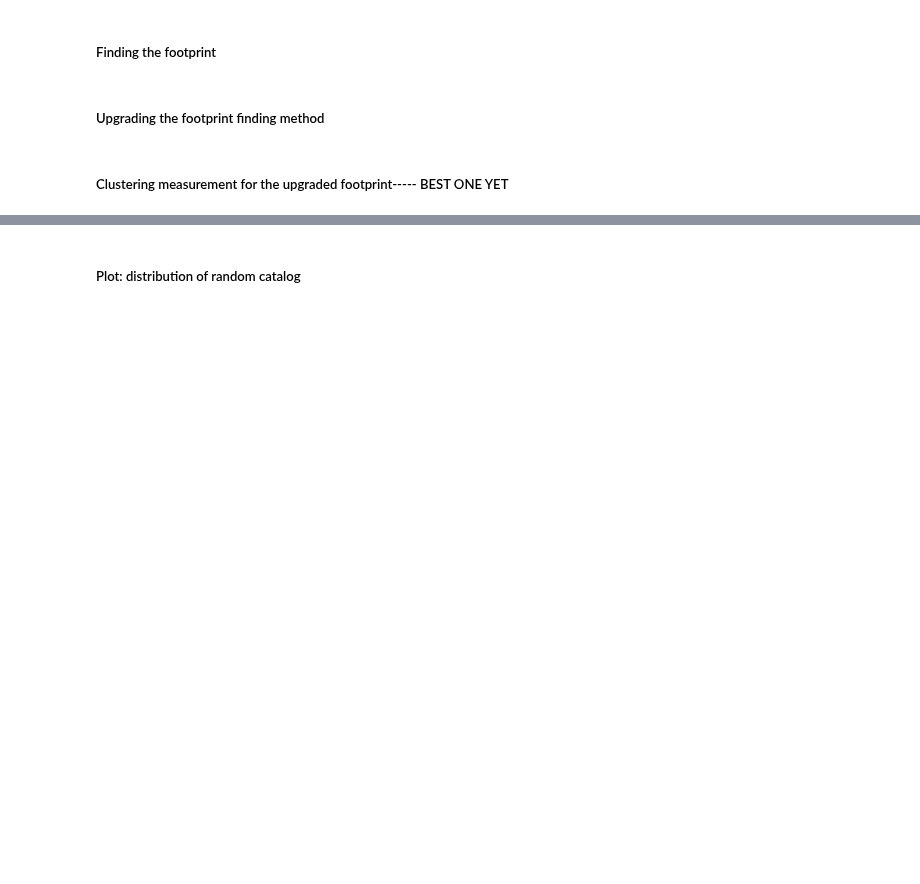
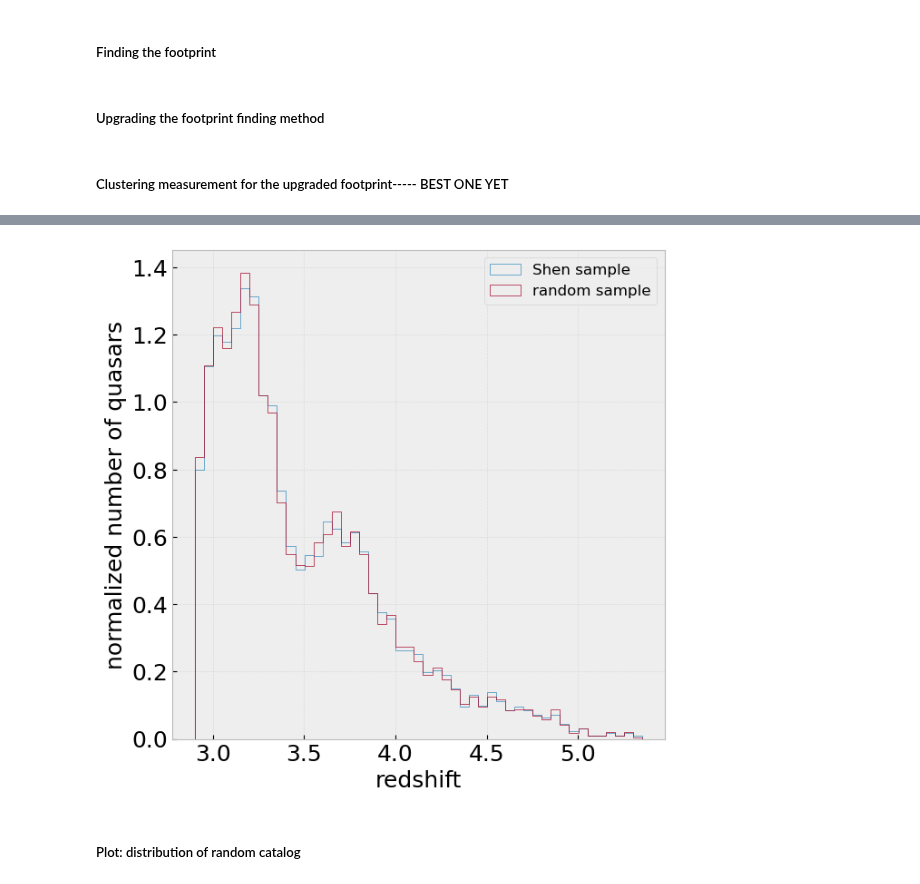
Before and after one commit to VibinRam/DP2, a Jupyter notebook: Codes/Clustering_analysis/Shen_SDSS_reproduce.ipynb, the cells around one changed output, grey strips where cells are left out. Saved outputs shown, nothing was run; the diff lists cells and outputs as text; code cells hidden in the pictures; blank space fills up the shorter version.

```diff
--- a/Codes/Clustering_analysis/Shen_SDSS_reproduce.ipynb
+++ b/Codes/Clustering_analysis/Shen_SDSS_reproduce.ipynb
@@ -376,25 +387,27 @@ plot_sky_map_ps1(rand_ra_col_shen, rand_dec_col_shen, ['quasars'], title="Random
 # %%
 step = 0.05
 bins = [2.901 + i*0.05 for i in range(50)]
 
 with plt.style.context('bmh'):
     fig, ax = plt.subplots(figsize=(7,7))
     # hist, bins = np.histogram(red_col_schind_23, bins)
     # hist = hist/np.max(hist)
     ax.hist(red_col_shen, bins, density=True, histtype='step', zorder=10, alpha=1, label = 'Shen sample')
     ax.grid(zorder=1, alpha=0.3)
     ax.set_xlabel('redshift')
     ax.set_ylabel('number density')
     ax.set_aspect('auto')
     plt.rcParams.update({'font.size': 12})
 
     ax.hist(rand_red_col_shen, bins, density=True, histtype='step', zorder=10, alpha =1, label = 'random sample')
     ax.grid(zorder=1, alpha=0.3)
     ax.set_xlabel('redshift')
-    ax.set_ylabel('normalized number count')
+    ax.set_ylabel('normalized number of quasars')
     ax.set_aspect('auto')
 
     plt.legend()
+# %% [output]
+[figure, added]
 # %% [markdown]
 ##### Plot: distribution of random catalog
 # %%
```
Also changed, not shown: parts of 6 cells of this notebook, 15 other files.
